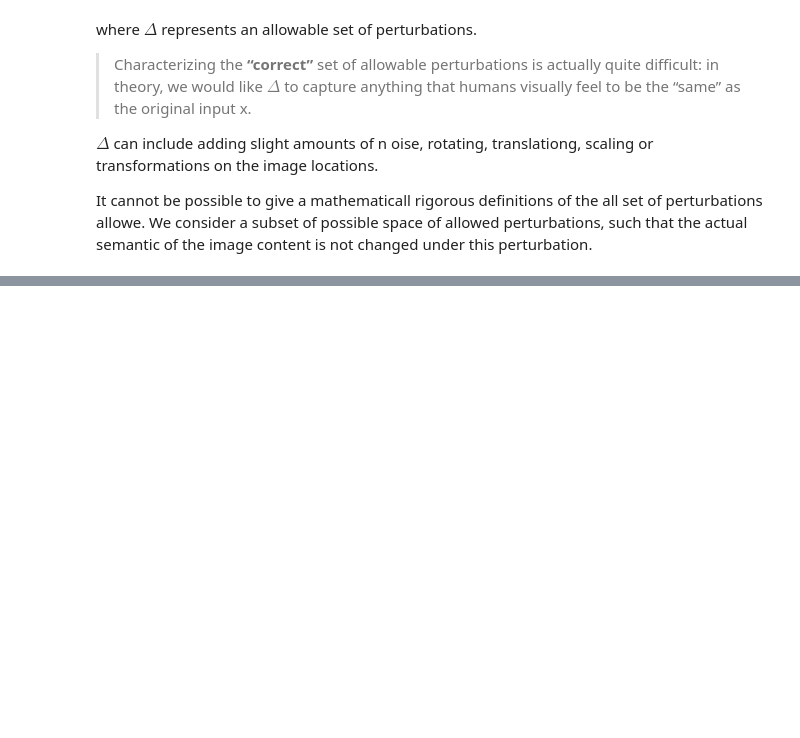
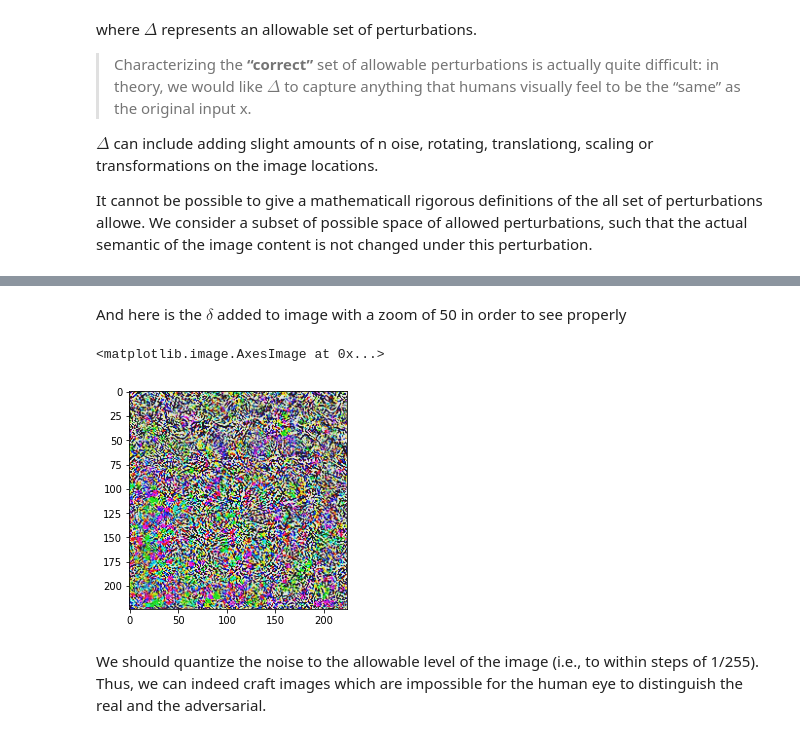
Before and after one commit to Ivanrs297/machine-learning-projects, a Jupyter notebook: ml-adversarial-robustness/Introduction_adversarial_robustness.ipynb, the cells around one changed output, grey strips where cells are left out. Saved outputs shown, nothing was run; the diff lists cells and outputs as text; code cells hidden in the pictures; blank space fills up the shorter version.

```diff
--- a/ml-adversarial-robustness/Introduction_adversarial_robustness.ipynb
+++ b/ml-adversarial-robustness/Introduction_adversarial_robustness.ipynb
@@ -229,0 +323,9 @@ $$
+# %% [markdown]
+And here is the $\delta$ added to image with a zoom of 50 in order to see properly
+# %%
+plt.imshow((50*delta+0.5)[0].detach().numpy().transpose(1,2,0))
+# %% [output]
+<matplotlib.image.AxesImage at 0x...>
+[figure, added]
+# %% [markdown]
+We should quantize the noise to the allowable level of the image (i.e., to within steps of 1/255). Thus, we can indeed craft images which are impossible for the human eye to distinguish the real and the adversarial.
```
Also changed, not shown: parts of 24 cells of this notebook, 15 other files.
